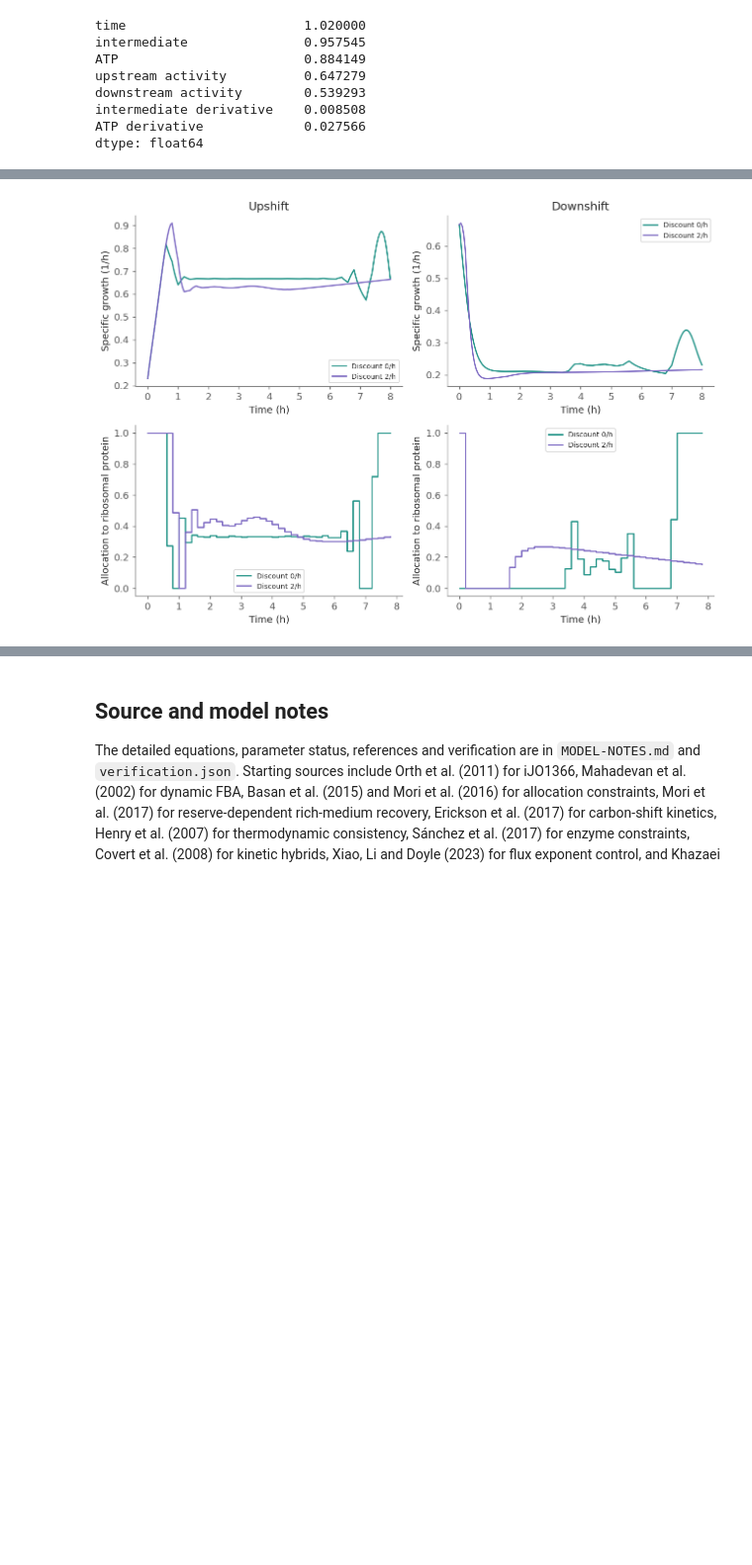
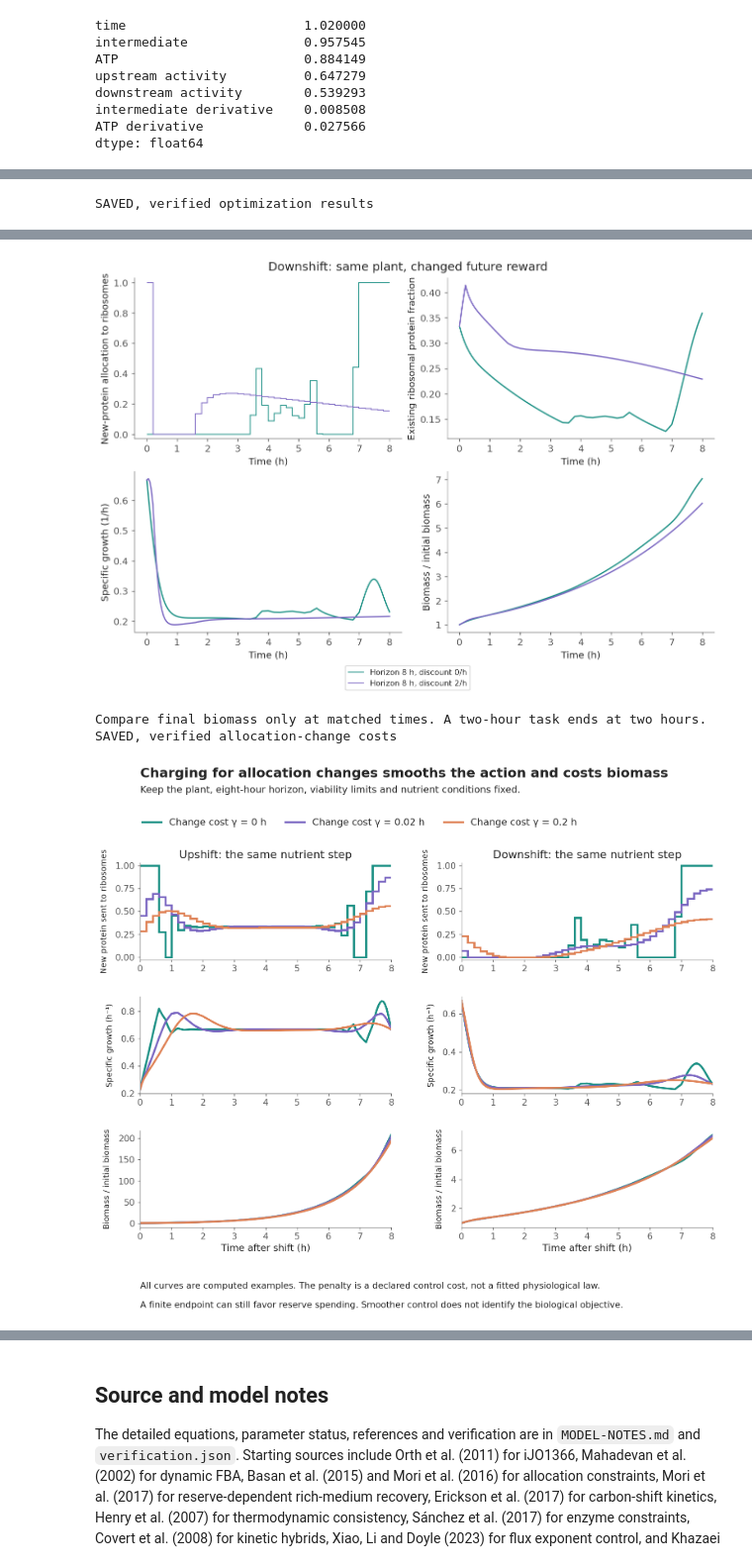
Before and after one commit to chemaoxfz/chemaoxfz.github.io, a Jupyter notebook: assets/ccbs/2026fall/demo-assets/lecture13/lecture13-live.ipynb, the cells around one changed output, grey strips where cells are left out. Shown at 99% size. Drawn from its saved outputs; the diff is of its cells as text; code cells hidden in the pictures; blank space fills up the shorter version.

```diff
--- a/assets/ccbs/2026fall/demo-assets/lecture13/lecture13-live.ipynb
+++ b/assets/ccbs/2026fall/demo-assets/lecture13/lecture13-live.ipynb
@@ -213,7 +257,7 @@ if exclude_turnover:
 view = view.head(12).sort_values('absolute_mass_g_gDW')
 fig, ax = plt.subplots(figsize=(8,4))
 ax.barh(view.id, 1000 * view.absolute_mass_g_gDW, color='#168b82')
-ax.set_xlabel('Consumed mass throughput (mg per g dry biomass)')
+ax.set_xlabel('Consumed mass throughput (mg per g new dry biomass)')
 ax.set_title('Molecular-weight ranking, with stated bookkeeping exclusions')
 fig.tight_layout()
 plt.show()
@@ -945,25 +1188,55 @@ End-of-horizon resource spending is part of a finite task. It is not a new stead
 # %%
 allocation_results = json.loads((HERE / 'data/allocation-results.json').read_text())
-display(pd.DataFrame([{'case':name, **r['summary']} for name,r in allocation_results.items()
-                      if 'summary' in r]))
-fig, axes = plt.subplots(2,2,figsize=(10,7))
-for j,shift in enumerate(['upshift','downshift']):
-    for discount in [0,2]:
-        r = allocation_results[f'{shift}_T8_discount{discount}']
-        axes[0,j].plot(r['t'],r['growth'],label=f'Discount {discount}/h')
-        control_time = np.arange(len(r['rho']))*r['interval']
-        axes[1,j].step(control_time,r['rho'],where='post',label=f'Discount {discount}/h')
-    axes[0,j].set_title(shift.capitalize())
-    axes[0,j].set_ylabel('Specific growth (1/h)')
-    axes[1,j].set_ylabel('Allocation to ribosomal protein')
-    for ax in axes[:,j]:
-        ax.set_xlabel('Time (h)')
-        ax.legend(fontsize=8)
-fig.tight_layout()
+# Switch between a horizon comparison and a reward comparison.
+allocation_comparison = 'discount'  # alternatively: 'horizon'
+shift = 'downshift'                 # alternatively: 'upshift'
+RECOMPUTE_ALLOCATION = False
+before, after = (.3,1.2) if shift == 'upshift' else (1.2,.3)
+settings = [(8.,0.),(8.,2.)] if allocation_comparison == 'discount' else [(2.,0.),(8.,0.)]
+selected_allocation = {}
+for horizon, discount in settings:
+    key = f'{shift}_T{horizon:g}_discount{discount:g}'
+    selected_allocation[key] = (allocation_control.optimize(
+        before,after,horizon=horizon,discount=discount)
+        if RECOMPUTE_ALLOCATION else allocation_results[key])
+print('RECOMPUTED optimizations' if RECOMPUTE_ALLOCATION else 'SAVED, verified optimization results')
+display(pd.DataFrame([{'case':key, **r['summary']} for key,r in selected_allocation.items()]).round(6))
+fig, axes = plt.subplots(2,2,figsize=(10,7),layout='constrained')
+for color,(key,r) in zip(figures.COLORS,selected_allocation.items()):
+    x = np.asarray(r['x'])
+    label = f"Horizon {r['horizon']:g} h, discount {r['discount']:g}/h"
+    edges = np.linspace(0,r['horizon'],len(r['rho'])+1)
+    axes[0,0].stairs(r['rho'],edges,label=label,color=color,baseline=None)
+    axes[0,1].plot(r['t'],x[:,1],color=color)
+    axes[1,0].plot(r['t'],r['growth'],color=color)
+    axes[1,1].plot(r['t'],r['biomass'],color=color)
+for ax,label in zip(axes.ravel(),['New-protein allocation to ribosomes','Existing ribosomal protein fraction',
+                                'Specific growth (1/h)','Biomass / initial biomass']):
+    ax.set(xlabel='Time (h)',ylabel=label)
+axes[0,0].set_ylim(-.03,1.03)
+fig.legend(*axes[0,0].get_legend_handles_labels(),loc='outside lower center',fontsize=9)
+fig.suptitle(shift.capitalize()+': same plant, changed future reward',fontsize=14)
 plt.show()
-RECOMPUTE_ALLOCATION = False
-if RECOMPUTE_ALLOCATION:
-    changed_objective = allocation_control.optimize(1.2,.3,horizon=8,discount=2)
-    display(pd.Series(changed_objective['summary']))
+print('Compare final biomass only at matched times. A two-hour task ends at two hours.')
+
+
+# Compare optional allocation-change costs for the same eight-hour problem.
+RECOMPUTE_SMOOTHING = False
+smoothing_cases = json.loads((HERE / 'data/allocation-smoothing.json').read_text())
+if RECOMPUTE_SMOOTHING:
+    for kind, old_alpha, new_alpha in [('upshift',.3,1.2), ('downshift',1.2,.3)]:
+        base = allocation_control.optimize(old_alpha,new_alpha,horizon=8.)
+        smoothing_cases[f'{kind}_penalty0'] = base
+        for penalty in [.02,.2]:
+            smoothing_cases[f'{kind}_penalty{penalty:g}'] = allocation_control.optimize(
+                old_alpha,new_alpha,horizon=8.,change_penalty=penalty,
+                seeds=[np.array(base['rho']),np.full(40,allocation_control.steady(new_alpha)[1])])
+print('RECOMPUTED allocation-change costs' if RECOMPUTE_SMOOTHING else 'SAVED, verified allocation-change costs')
+figures.allocation_smoothing(smoothing_cases)
+plt.show()
+display(pd.DataFrame([{'case': key, 'final biomass': r['summary']['final_biomass'],
+                       'allocation change cost': r['summary'].get('allocation_change_cost',0.)}
+                      for key,r in smoothing_cases.items()]).round(5))
 # %% [output]
+SAVED, verified optimization results
 |  | case | final_biomass | integrated_specific_growth | reward | initial_allocation | minimum_precursor | ... |
@@ -976 +1245,4 @@ if RECOMPUTE_ALLOCATION:
-[figure, old version]
+[figure, new version]
+Compare final biomass only at matched times. A two-hour task ends at two hours.
+SAVED, verified allocation-change costs
+[figure, added]
```
Also changed, not shown: parts of 51 cells of this notebook, 3 other files.
